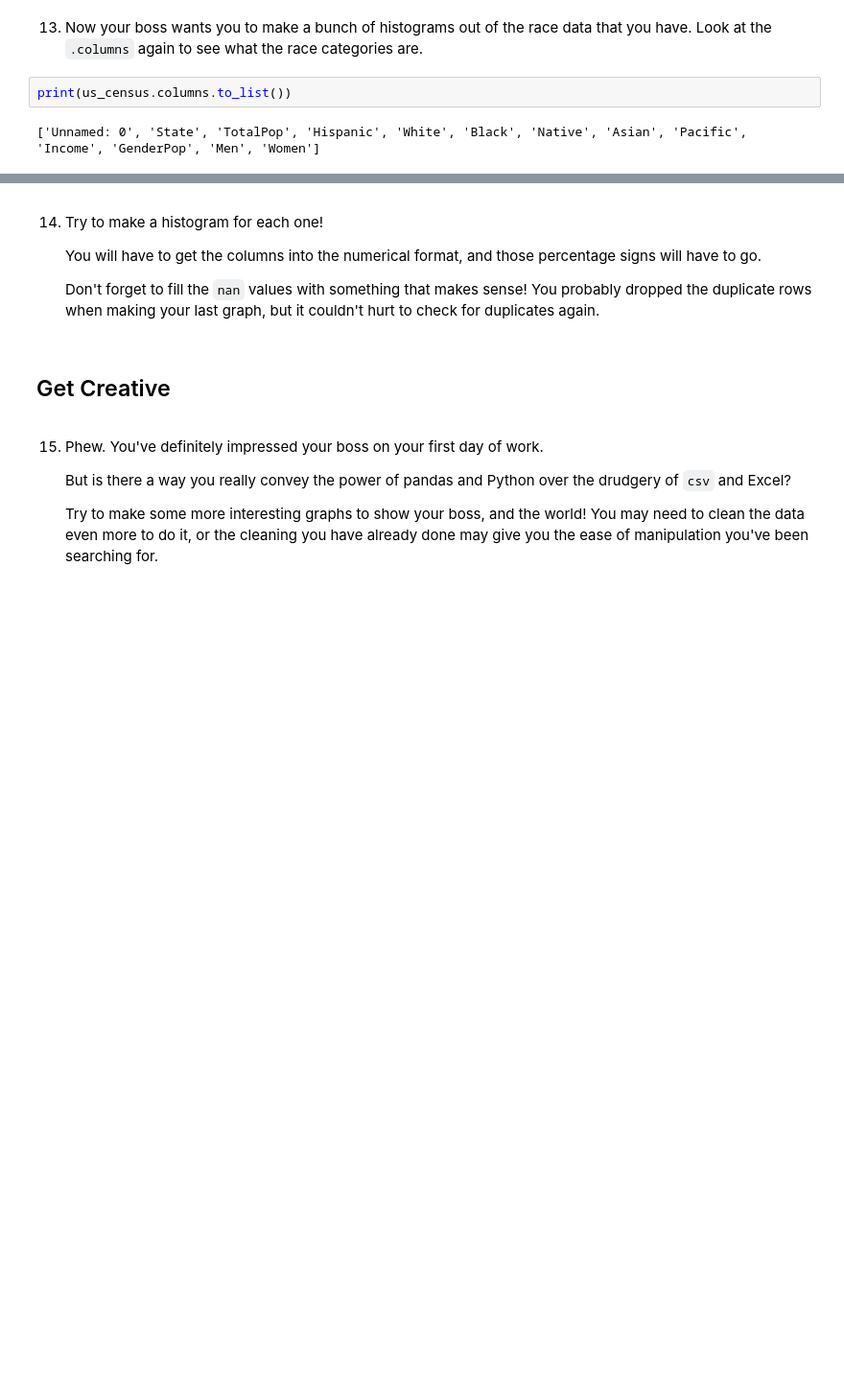
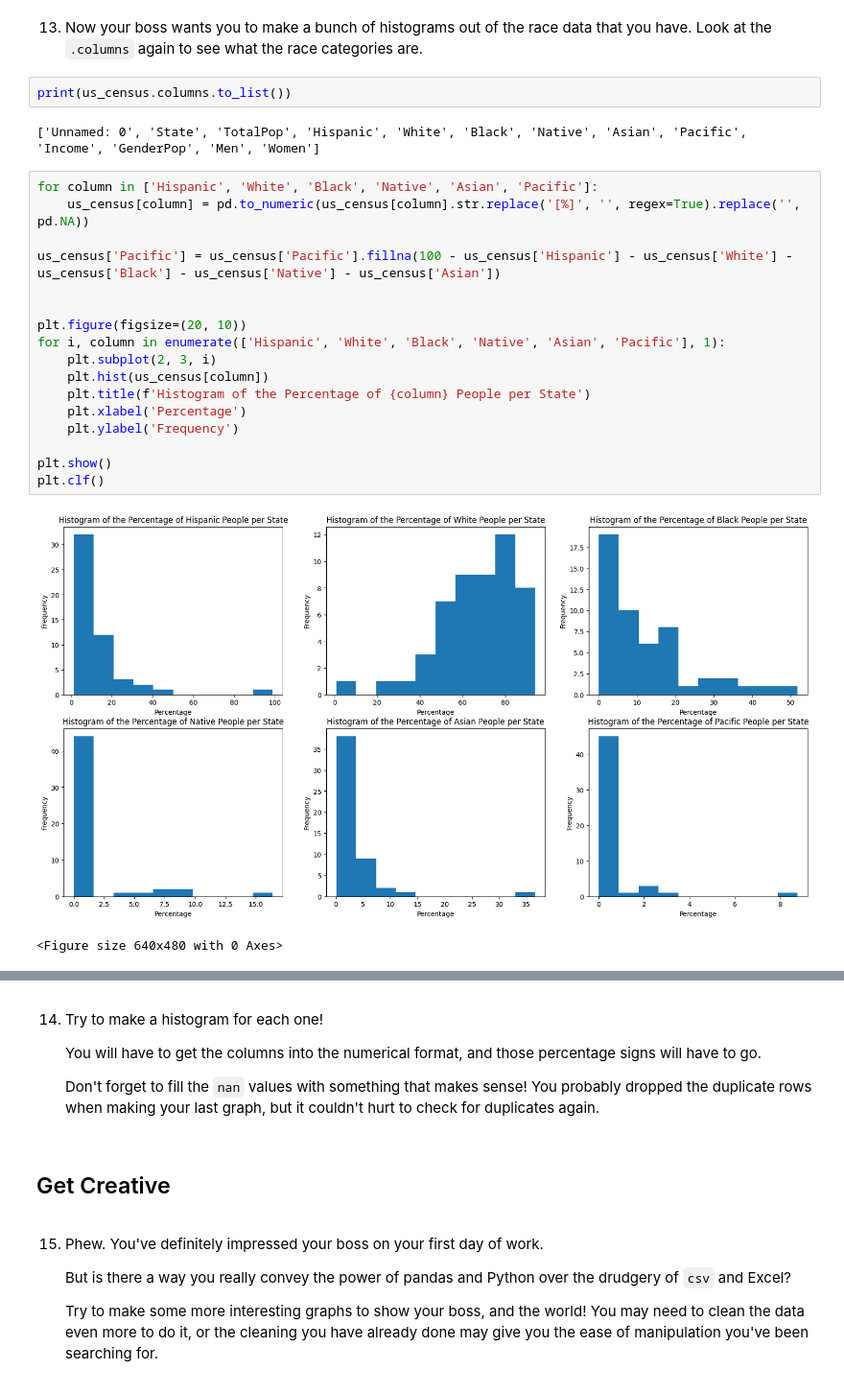
Before and after one commit to maylonleoncio/Codecademy-Projects, a Jupyter notebook: Cleaning-US-Census/Cleaning US Census Data.ipynb, the cells around one changed output, grey strips where cells are left out. Shown: that part at 96% size. Drawn from its saved outputs; the diff is of its cells as text; blank space fills up the shorter version.

```diff
--- a/Cleaning-US-Census/Cleaning US Census Data.ipynb
+++ b/Cleaning-US-Census/Cleaning US Census Data.ipynb
@@ -235,3 +235,23 @@ plt.clf()
 print(us_census.columns.to_list())
 # %% [output]
 ['Unnamed: 0', 'State', 'TotalPop', 'Hispanic', 'White', 'Black', 'Native', 'Asian', 'Pacific', 'Income', 'GenderPop', 'Men', 'Women']
+# %%
+for column in ['Hispanic', 'White', 'Black', 'Native', 'Asian', 'Pacific']:
+    us_census[column] = pd.to_numeric(us_census[column].str.replace('[%]', '', regex=True).replace('', pd.NA))
+
+us_census['Pacific'] = us_census['Pacific'].fillna(100 - us_census['Hispanic'] - us_census['White'] - us_census['Black'] - us_census['Native'] - us_census['Asian'])
+
+
+plt.figure(figsize=(20, 10))
+for i, column in enumerate(['Hispanic', 'White', 'Black', 'Native', 'Asian', 'Pacific'], 1):
+    plt.subplot(2, 3, i)
+    plt.hist(us_census[column])
+    plt.title(f'Histogram of the Percentage of {column} People per State')
+    plt.xlabel('Percentage')
+    plt.ylabel('Frequency')
+
+plt.show()
+plt.clf()
+# %% [output]
+[figure, added]
+<Figure size 640x480 with 0 Axes>
```
Also changed, not shown: parts of 1 cell of this notebook.
